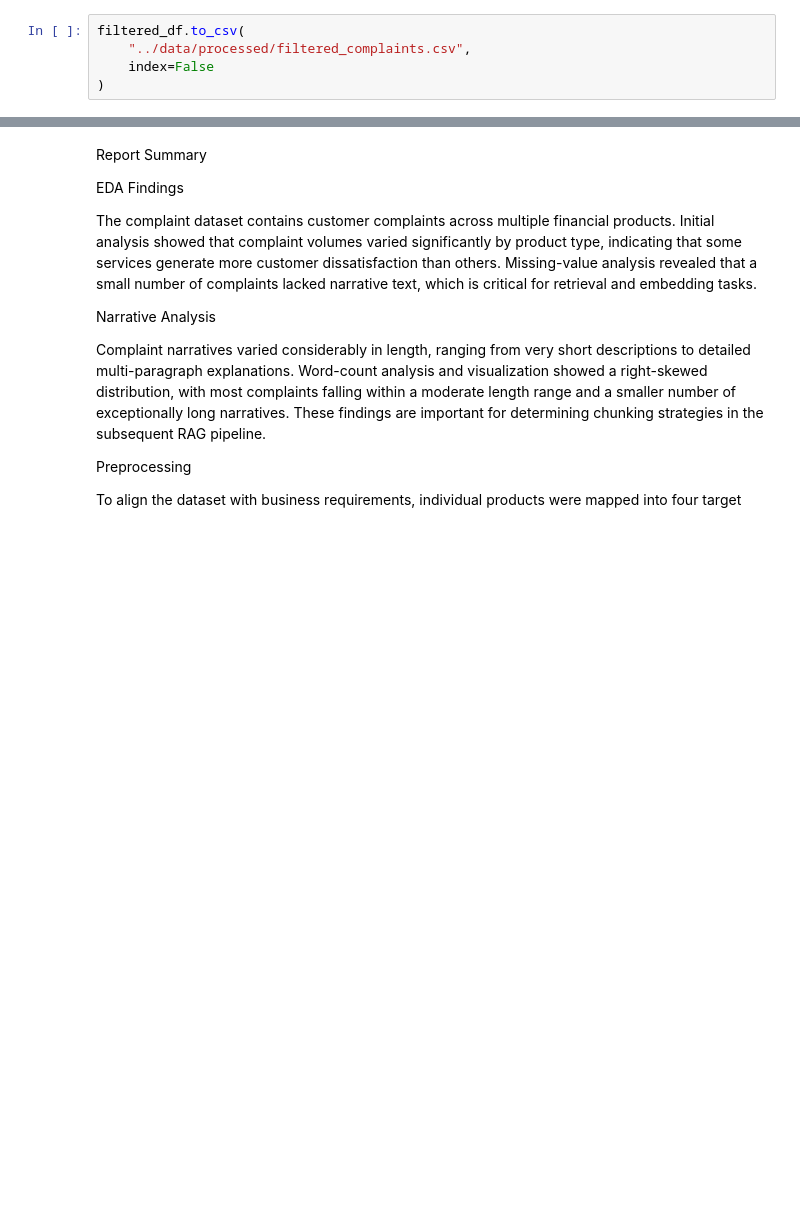
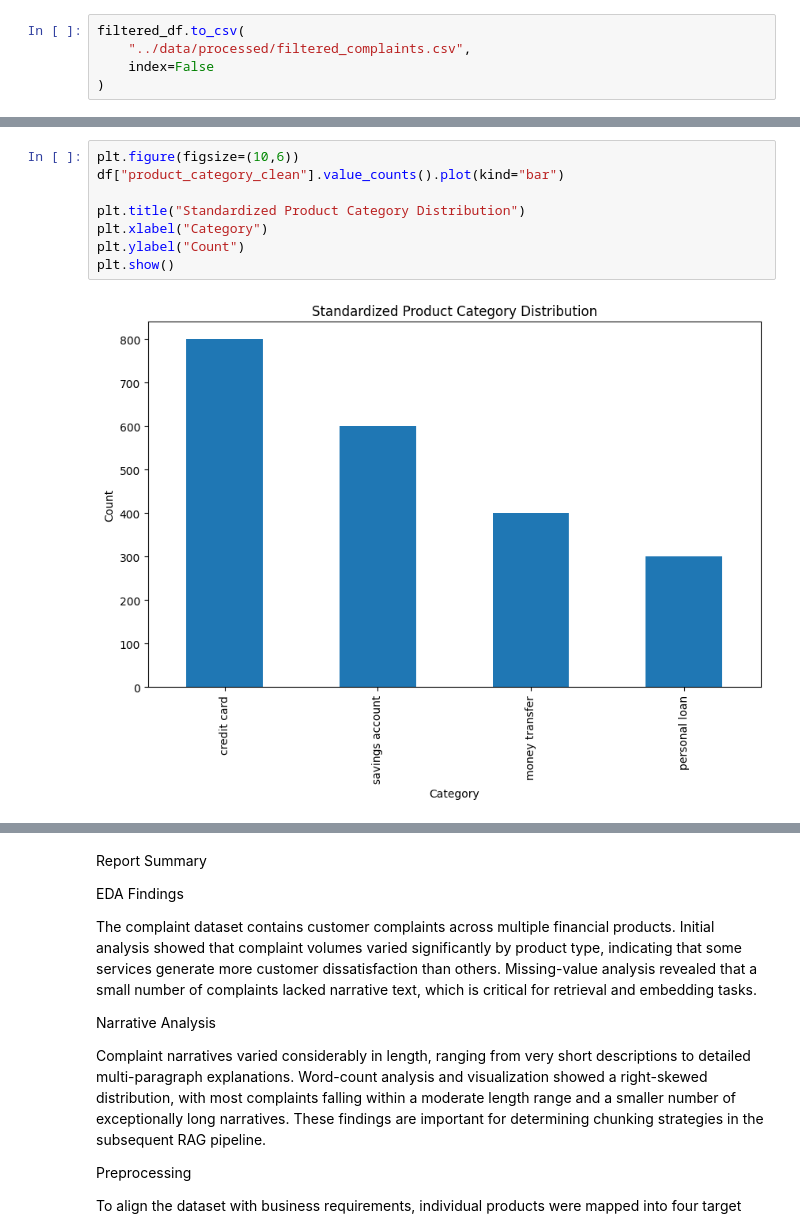
Before and after one commit to hareg10academy21-byte/rag-complaint-chatbot, a Jupyter notebook: notebooks/task1_eda_preprocessing.ipynb, the cells around one changed output, grey strips where cells are left out. Drawn from its saved outputs; the diff is of its cells as text; blank space fills up the shorter version.

```diff
--- a/notebooks/task1_eda_preprocessing.ipynb
+++ b/notebooks/task1_eda_preprocessing.ipynb
@@ -323,3 +358,13 @@ filtered_df.shape
+# %%
+plt.figure(figsize=(10,6))
+df["product_category_clean"].value_counts().plot(kind="bar")
+
+plt.title("Standardized Product Category Distribution")
+plt.xlabel("Category")
+plt.ylabel("Count")
+plt.show()
+# %% [output]
+[figure, added]
 # %%
 print(filtered_df.shape)
 
```
Also changed, not shown: parts of 8 cells of this notebook, 9 other files.
